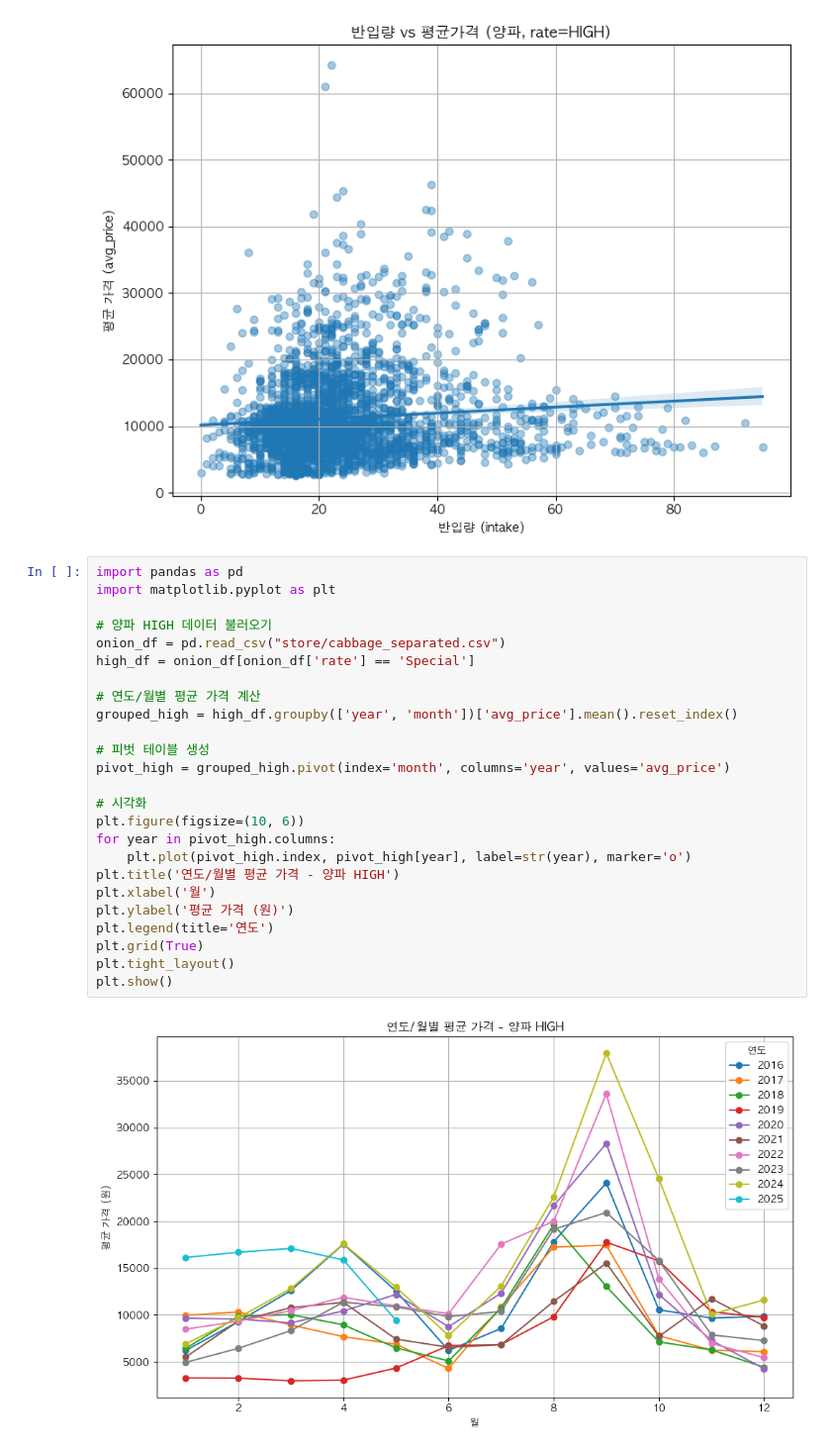
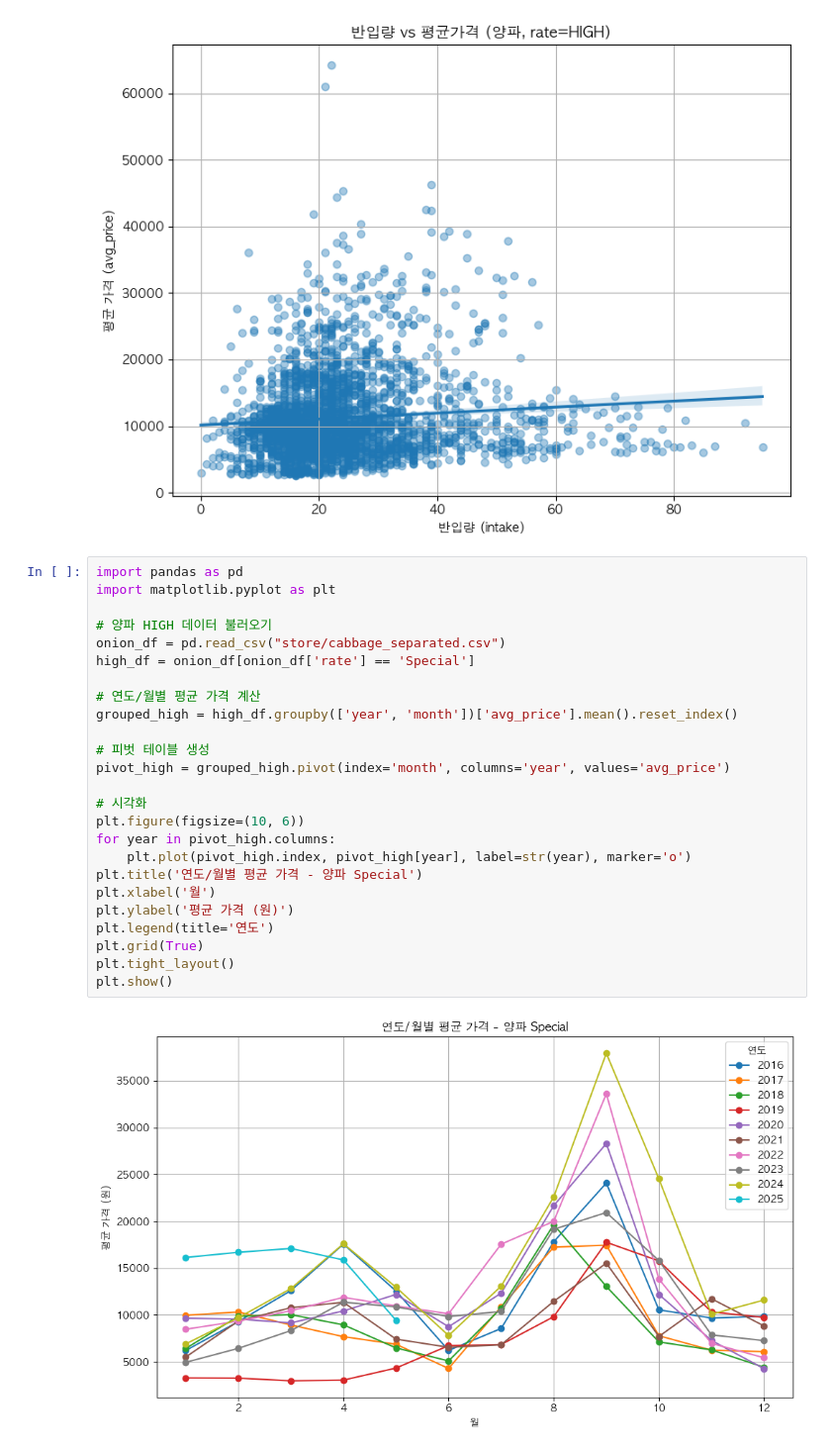
Before and after one commit to wjyi0615/Justick_AI, a Jupyter notebook: Data_250601/CabbageEDA.ipynb, the cells around one changed output. Shown at 99% size. Saved outputs shown, nothing was run; the diff lists cells and outputs as text.

```diff
--- a/Data_250601/CabbageEDA.ipynb
+++ b/Data_250601/CabbageEDA.ipynb
@@ -118,27 +183,27 @@ extreme_gap_df = gap_sorted[gap_sorted['abs_gap'] >= threshold]
 # %%
 import pandas as pd
 import matplotlib.pyplot as plt
 
 # 양파 HIGH 데이터 불러오기
 onion_df = pd.read_csv("store/cabbage_separated.csv")
 high_df = onion_df[onion_df['rate'] == 'Special']
 
 # 연도/월별 평균 가격 계산
 grouped_high = high_df.groupby(['year', 'month'])['avg_price'].mean().reset_index()
 
 # 피벗 테이블 생성
 pivot_high = grouped_high.pivot(index='month', columns='year', values='avg_price')
 
 # 시각화
 plt.figure(figsize=(10, 6))
 for year in pivot_high.columns:
     plt.plot(pivot_high.index, pivot_high[year], label=str(year), marker='o')
-plt.title('연도/월별 평균 가격 - 양파 HIGH')
+plt.title('연도/월별 평균 가격 - 양파 Special')
 plt.xlabel('월')
 plt.ylabel('평균 가격 (원)')
 plt.legend(title='연도')
 plt.grid(True)
 plt.tight_layout()
 plt.show()
 # %% [output]
-[figure, old version]
+[figure, new version]
```
Also changed, not shown: parts of 7 cells of this notebook, 11 other files.
